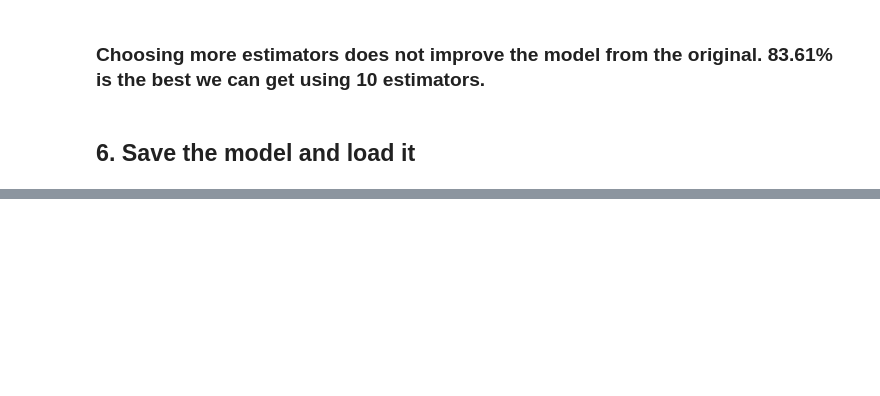
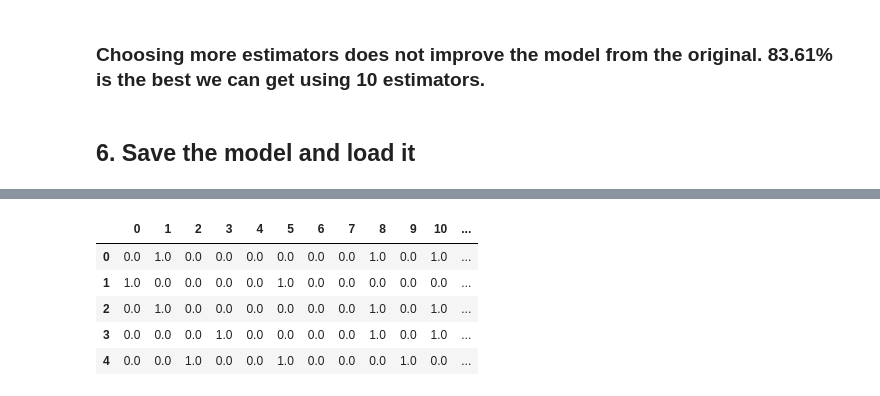
Before and after one commit to happsie/ml-course, a Jupyter notebook: scikitlearn/introduction-to-scikit-learn.ipynb, the cells around one changed output, grey strips where cells are left out. Cells and saved outputs as stored; diff of their text form; code cells hidden in the pictures; blank space fills up the shorter version.

```diff
--- a/scikitlearn/introduction-to-scikit-learn.ipynb
+++ b/scikitlearn/introduction-to-scikit-learn.ipynb
@@ -177,0 +254,8 @@ loaded_model.score(x_test, y_test)
+# %%
+# split into X/y
+
+X = car_sales.drop("Price", axis=1)
+y = car_sales["Price"]
+
+# split into training and test set
+X_train, X_test, y_train, y_test = train_test_split(X, y, test_size=0.2)
@@ -177,0 +284,11 @@ loaded_model.score(x_test, y_test)
+# %%
+# Turn the categories into numbers
+from sklearn.preprocessing import OneHotEncoder
+from sklearn.compose import ColumnTransformer
+
+categorical_features = ["Make", "Colour", "Doors"] # Why doors, it's numerical? It can be categorical, so a car with 4 doors is one category, 5 is another, 3 is another
+one_hot = OneHotEncoder()
+transformer = ColumnTransformer([("one_hot", one_hot, categorical_features)], remainder="passthrough")
+
+transformed_X = transformer.fit_transform(X)
+transformed_X
@@ -177,0 +318,9 @@ loaded_model.score(x_test, y_test)
+# %%
+pd.DataFrame(transformed_X).head()
+# %% [output]
+|  | 0 | 1 | 2 | 3 | 4 | 5 | 6 | 7 | 8 | 9 | 10 | ... |
+| 0 | 0.0 | 1.0 | 0.0 | 0.0 | 0.0 | 0.0 | 0.0 | 0.0 | 1.0 | 0.0 | 1.0 | ... |
+| 1 | 1.0 | 0.0 | 0.0 | 0.0 | 0.0 | 1.0 | 0.0 | 0.0 | 0.0 | 0.0 | 0.0 | ... |
+| 2 | 0.0 | 1.0 | 0.0 | 0.0 | 0.0 | 0.0 | 0.0 | 0.0 | 1.0 | 0.0 | 1.0 | ... |
+| 3 | 0.0 | 0.0 | 0.0 | 1.0 | 0.0 | 0.0 | 0.0 | 0.0 | 1.0 | 0.0 | 1.0 | ... |
+| 4 | 0.0 | 0.0 | 1.0 | 0.0 | 0.0 | 1.0 | 0.0 | 0.0 | 0.0 | 1.0 | 0.0 | ... |
```
Also changed, not shown: parts of 29 cells of this notebook, 2 other files.
